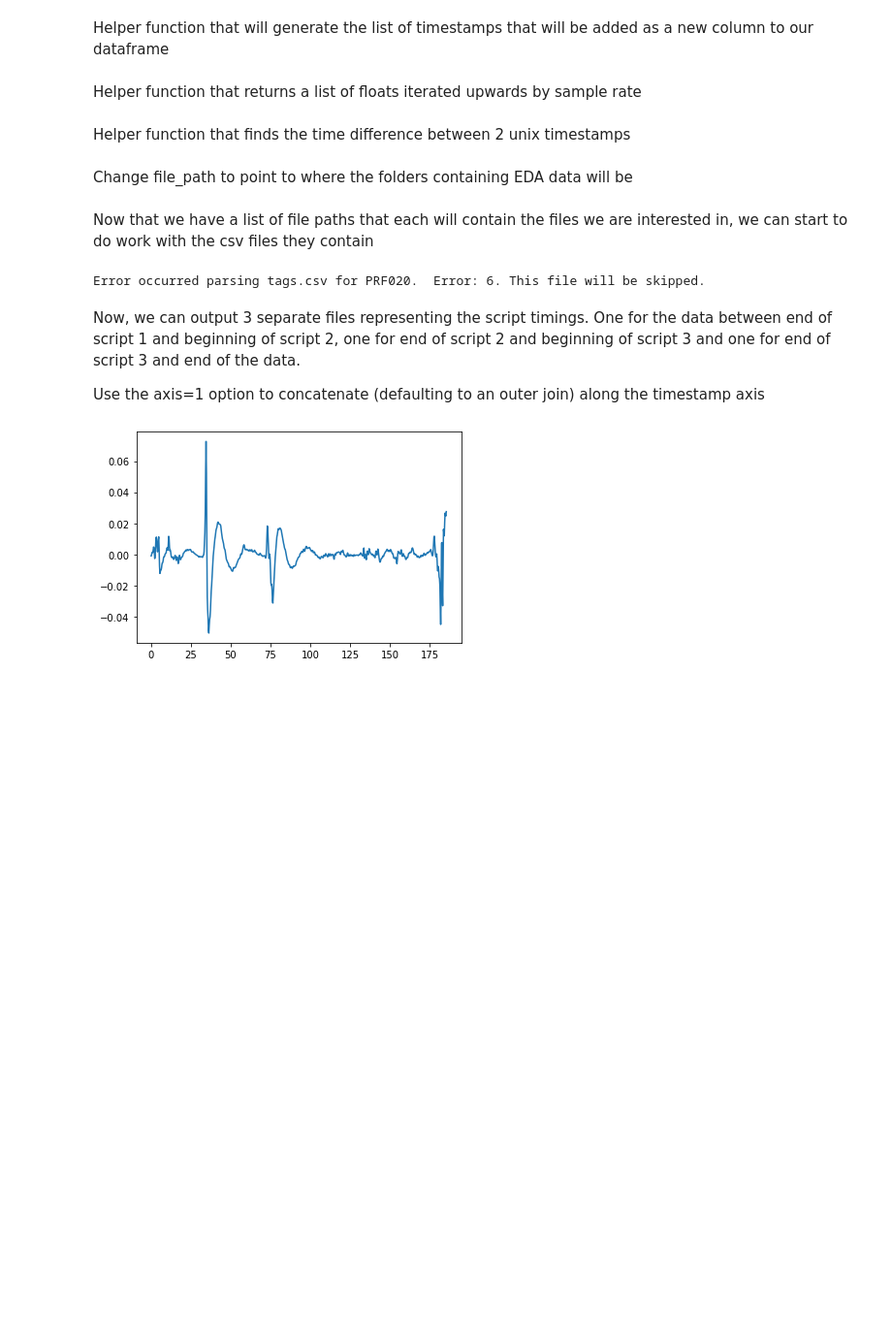
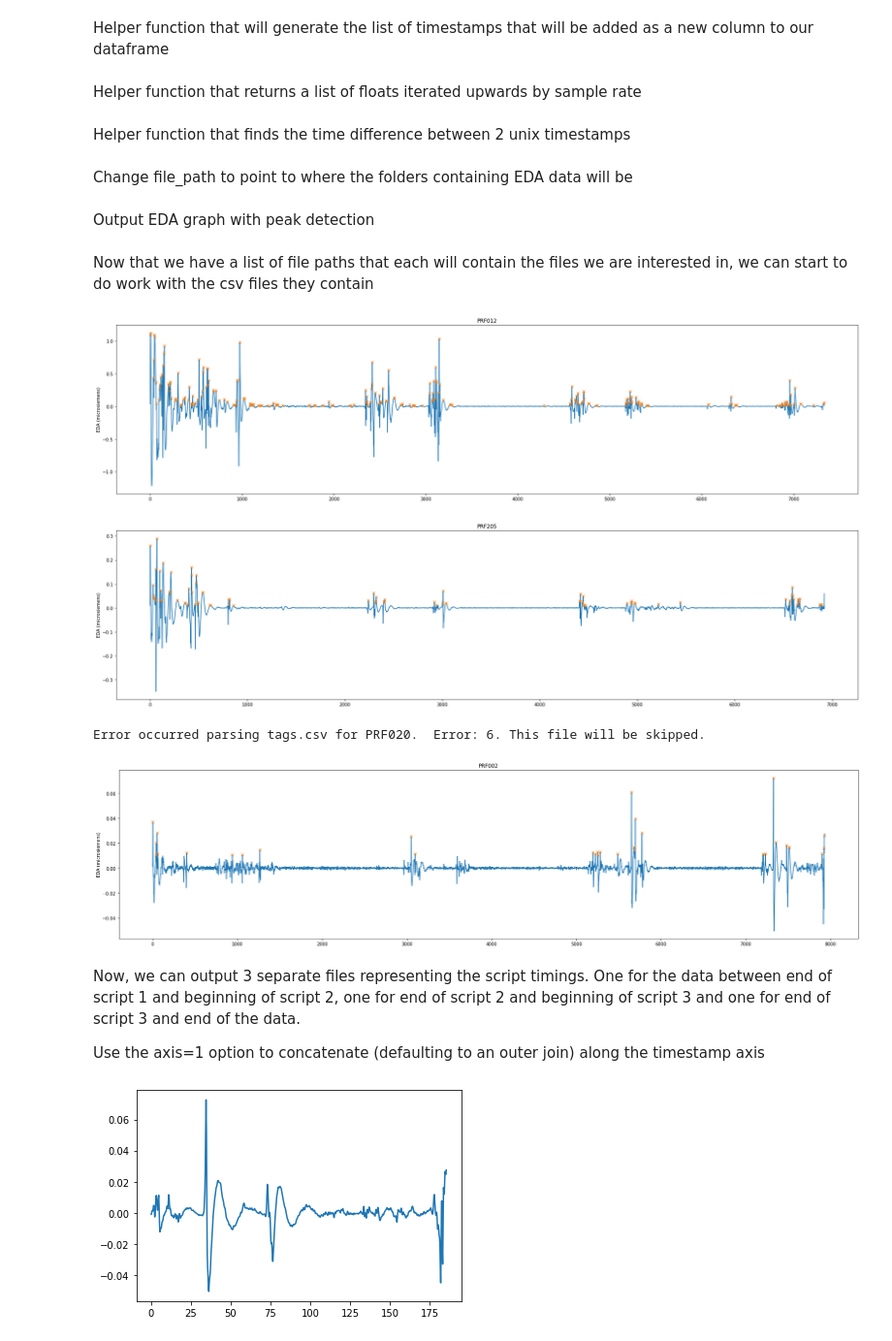
Before and after one commit to dcoh/EmpaticaE4Analysis, a Jupyter notebook: EDA_Output.ipynb, the cells around one changed output. Shown at 97% size. Drawn from its saved outputs; the diff is of its cells as text; code cells hidden in the pictures; blank space fills up the shorter version.

```diff
--- a/EDA_Output.ipynb
+++ b/EDA_Output.ipynb
@@ -77,6 +78,20 @@ Change file_path to point to where the folders containing EDA data will be
 file_path = r'/Users/dancohen/Dropbox/E4 stuff/test data'
 output_path = r'/Users/dancohen/Dropbox/E4 stuff/test data/EDA_All_Data'
 all_folders = glob.glob(file_path + "/PRF*")
+# %% [markdown]
+Output EDA graph with peak detection
+# %%
+def peak_detection(data, part_id):
+    peaks, features = find_peaks(data[part_id], height=(0.01, None))
+    peak_list = peaks.tolist()
+    plt.figure(figsize=(30, 7))
+    plt.plot(data[part_id])
+    plt.plot(data.iloc[peak_list],'x')
+    plt.title("PRF{}".format(part_id))
+    plt.ylabel('EDA (microsiemens)')
+
+    plt.savefig(output_path+"/EDA{}.pdf".format(part_id))
+    plt.show()
 # %%
 fs = 4.0 ## Sampling frequency.  This test data was gathered at 4hz
 lowcut = 0.05 ## Lower bound for the filter, as directed by Empatica documentation
@@ -135,6 +150,9 @@ for folder in all_folders:
     # the end of script 1 and beginning of script 2, one between the end of script 2 and beginning of script 3
     # and one that has the data from end of script 3 to the end of the timing
     eda_df_times = eda_df_filtered.copy()
+
+    peak_detection(eda_df_filtered, part_id)
+
     eda_df_times['Timestamp'] = time_col
 
     df_1_2 = eda_df_times[(eda_df_times['Timestamp'] >= end_s1) & (eda_df_times['Timestamp'] < begin_s2)]
@@ -142,34 +160,37 @@ for folder in all_folders:
     df_3_end = eda_df_times[(eda_df_times['Timestamp'] >= end_s3)]
 
     #Normalize each frame's timestamp down to 0.00 seconds once we know where the timing cutoffs for each frame are
     #See lines above
     norm_1_2 = df_1_2.iloc[0][1]
     #Make a copy here to prevent chaining assignment in the dataframe
     cp_1_2 = df_1_2.copy()
     cp_1_2['Timestamp'] = df_1_2.apply(lambda x: x['Timestamp']-norm_1_2, axis=1)
     cp_1_2 = cp_1_2.set_index('Timestamp')
 
     norm_2_3 = df_2_3.iloc[0][1]
     cp_2_3 = df_2_3.copy()
     cp_2_3['Timestamp'] = df_2_3.apply(lambda x: x['Timestamp']-norm_2_3, axis=1)
     cp_2_3 = cp_2_3.set_index('Timestamp')
 
     norm_3_end = df_3_end.iloc[0][1]
     cp_3_end = df_3_end.copy()
     cp_3_end['Timestamp'] = df_3_end.apply(lambda x: x['Timestamp']-norm_3_end, axis=1)
     cp_3_end = cp_3_end.set_index('Timestamp')
 
     script_1_2.append(cp_1_2)
 
     script_2_3.append(cp_2_3)
 
     script_3_end.append(cp_3_end)
 
     #Set the index to be the timestamp, so that when we concatenate the data together we get an easy join
     eda_df_times = eda_df_times.set_index('Timestamp')
     eda_list.append(eda_df_times.transpose())
 # %% [output]
+[figure, added]
+[figure, added]
 Error occurred parsing tags.csv for PRF020.  Error: 6. This file will be skipped.
+[figure, added]
 # %%
 eda_all_participants = pd.concat(eda_list).transpose()
 # %%
```
Also changed, not shown: parts of 2 cells of this notebook, 1 other file.
